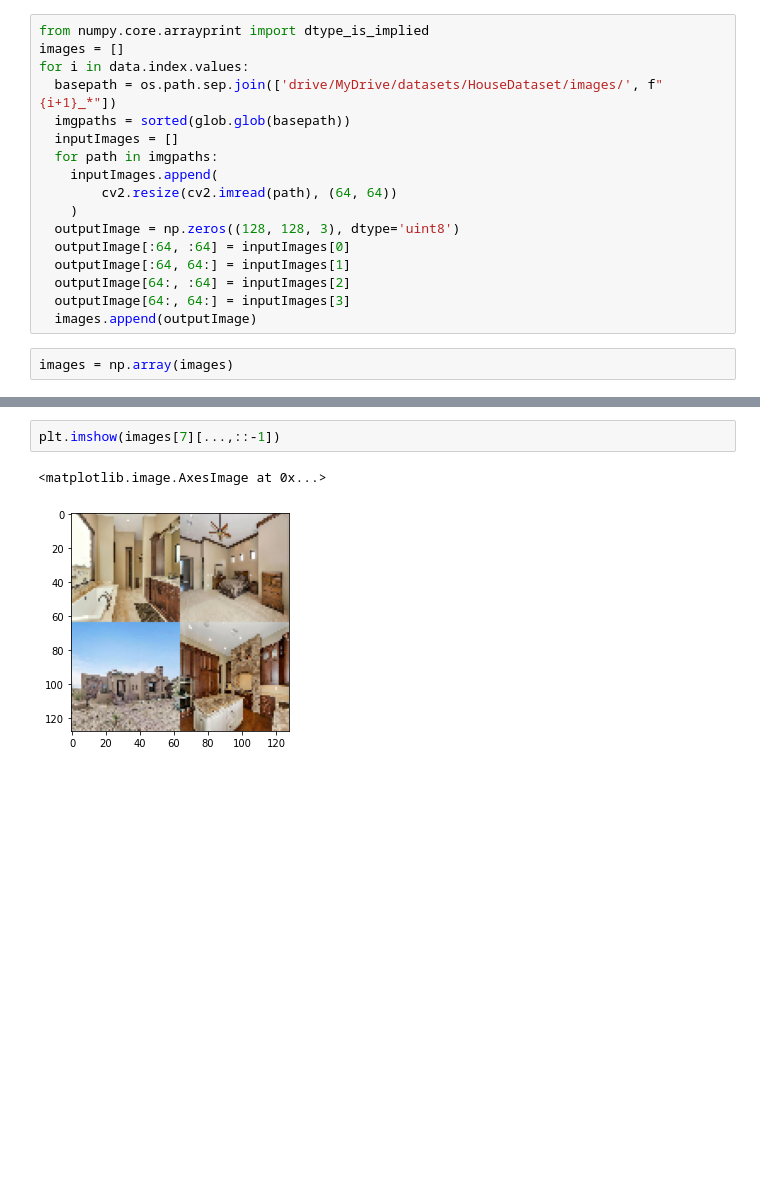
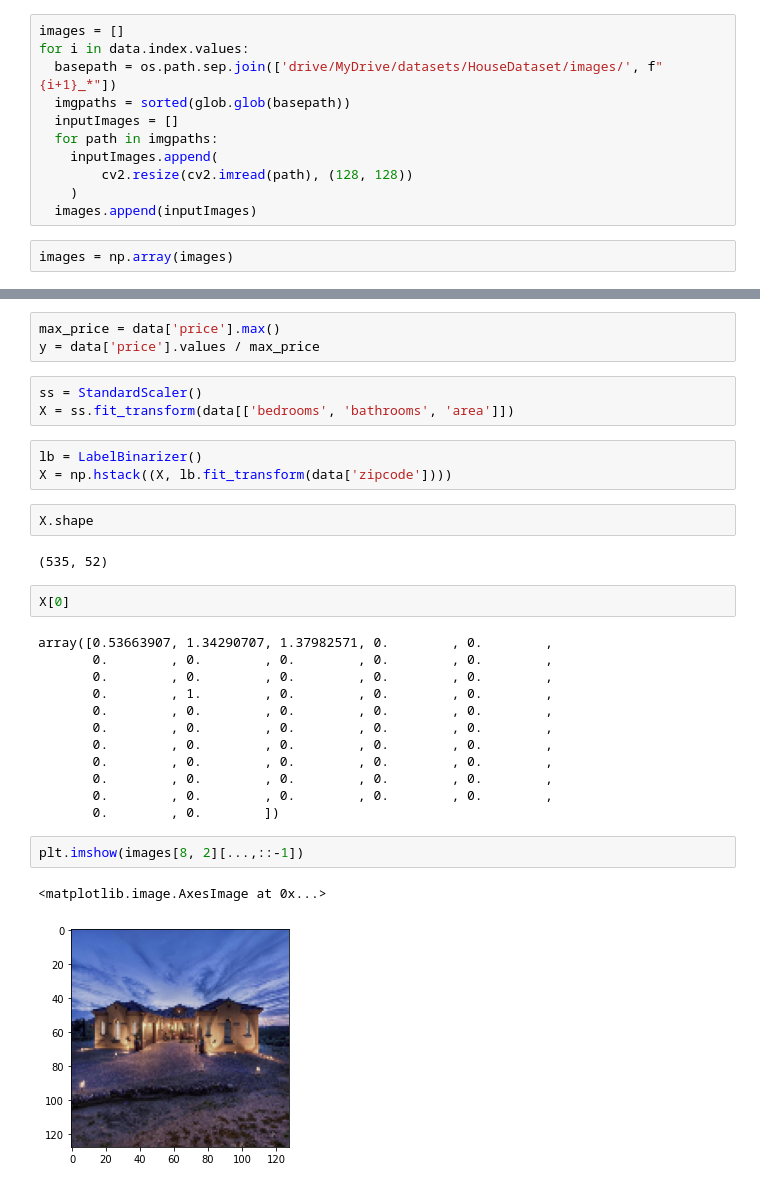
Before and after one commit to ashkanb77/House-Price-Estimation, a Jupyter notebook: HousesPrice.ipynb, the cells around one changed output, grey strips where cells are left out. Drawn from its saved outputs; the diff is of its cells as text; blank space fills up the shorter version.

```diff
--- a/HousesPrice.ipynb
+++ b/HousesPrice.ipynb
@@ -24,7 +24,6 @@ data.head()
 | 3 | 5 | 5.0 | 4022 | 85262 | 910000 |
 | 4 | 3 | 4.0 | 4116 | 85266 | 971226 |
 # %%
-from numpy.core.arrayprint import dtype_is_implied
 images = []
 for i in data.index.values:
   basepath = os.path.sep.join(['drive/MyDrive/datasets/HouseDataset/images/', f"{i+1}_*"])
@@ -32,14 +31,9 @@ for i in data.index.values:
   inputImages = []
   for path in imgpaths:
     inputImages.append(
-        cv2.resize(cv2.imread(path), (64, 64))
+        cv2.resize(cv2.imread(path), (128, 128))
     )
-  outputImage = np.zeros((128, 128, 3), dtype='uint8')
-  outputImage[:64, :64] = inputImages[0]
-  outputImage[:64, 64:] = inputImages[1]
-  outputImage[64:, :64] = inputImages[2]
-  outputImage[64:, 64:] = inputImages[3]
-  images.append(outputImage)
+  images.append(inputImages)
 # %%
 images = np.array(images)
 # %%
@@ -49,5 +43,32 @@ images.shape
+# %%
+max_price = data['price'].max()
+y = data['price'].values / max_price
+# %%
+ss = StandardScaler()
+X = ss.fit_transform(data[['bedrooms', 'bathrooms', 'area']])
+# %%
+lb = LabelBinarizer()
+X = np.hstack((X, lb.fit_transform(data['zipcode'])))
+# %%
+X.shape
+# %% [output]
+(535, 52)
+# %%
+X[0]
+# %% [output]
+array([0.53663907, 1.34290707, 1.37982571, 0.        , 0.        ,
+       0.        , 0.        , 0.        , 0.        , 0.        ,
+       0.        , 0.        , 0.        , 0.        , 0.        ,
+       0.        , 1.        , 0.        , 0.        , 0.        ,
+       0.        , 0.        , 0.        , 0.        , 0.        ,
+       0.        , 0.        , 0.        , 0.        , 0.        ,
+       0.        , 0.        , 0.        , 0.        , 0.        ,
+       0.        , 0.        , 0.        , 0.        , 0.        ,
+       0.        , 0.        , 0.        , 0.        , 0.        ,
+       0.        , 0.        , 0.        , 0.        , 0.        ,
+       0.        , 0.        ])
 # %%
-plt.imshow(images[7][...,::-1])
+plt.imshow(images[8, 2][...,::-1])
 # %% [output]
 <matplotlib.image.AxesImage at 0x...>
-[figure, old version]
+[figure, new version]
```
Also changed, not shown: parts of 22 cells of this notebook.
